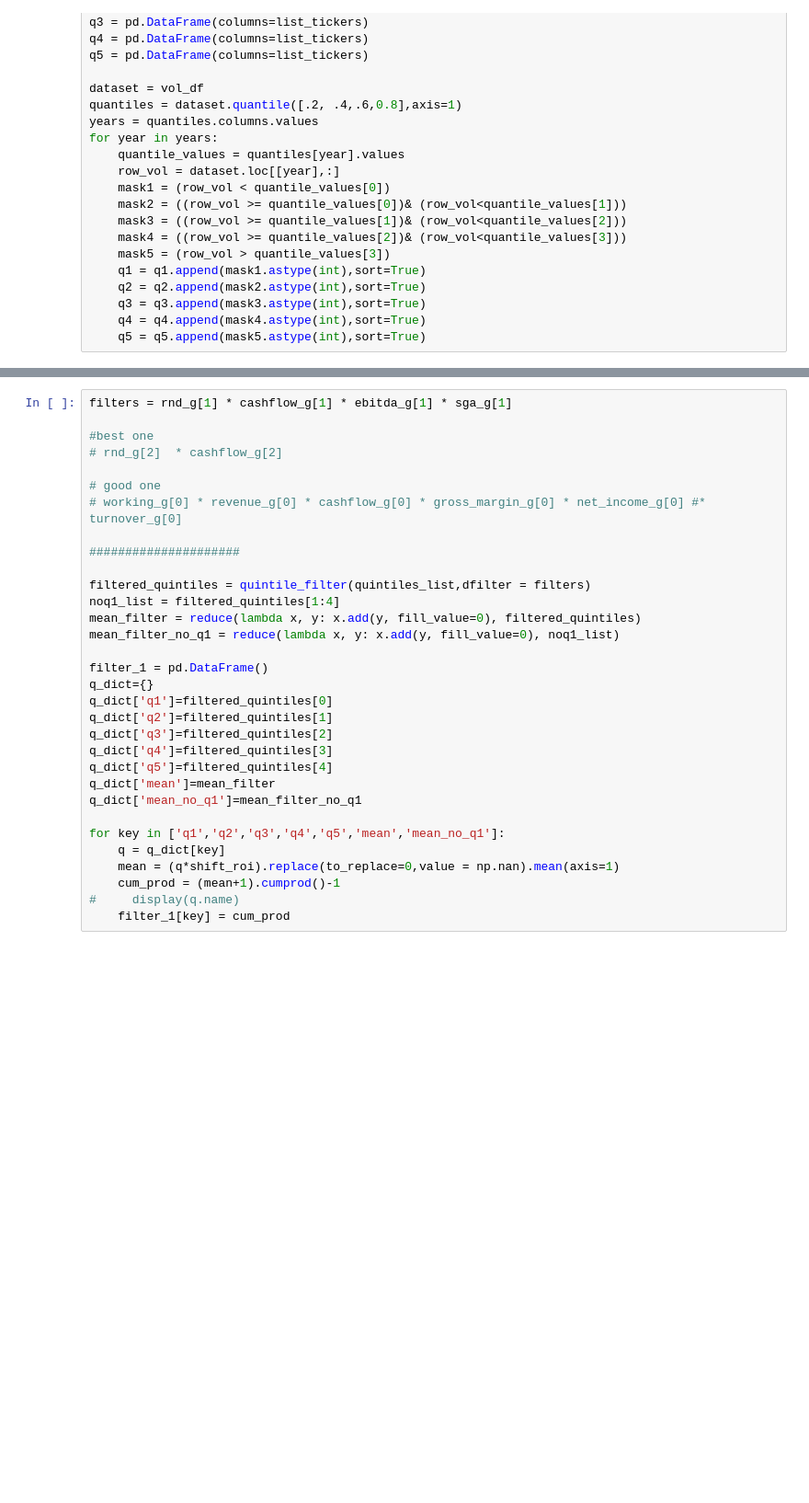
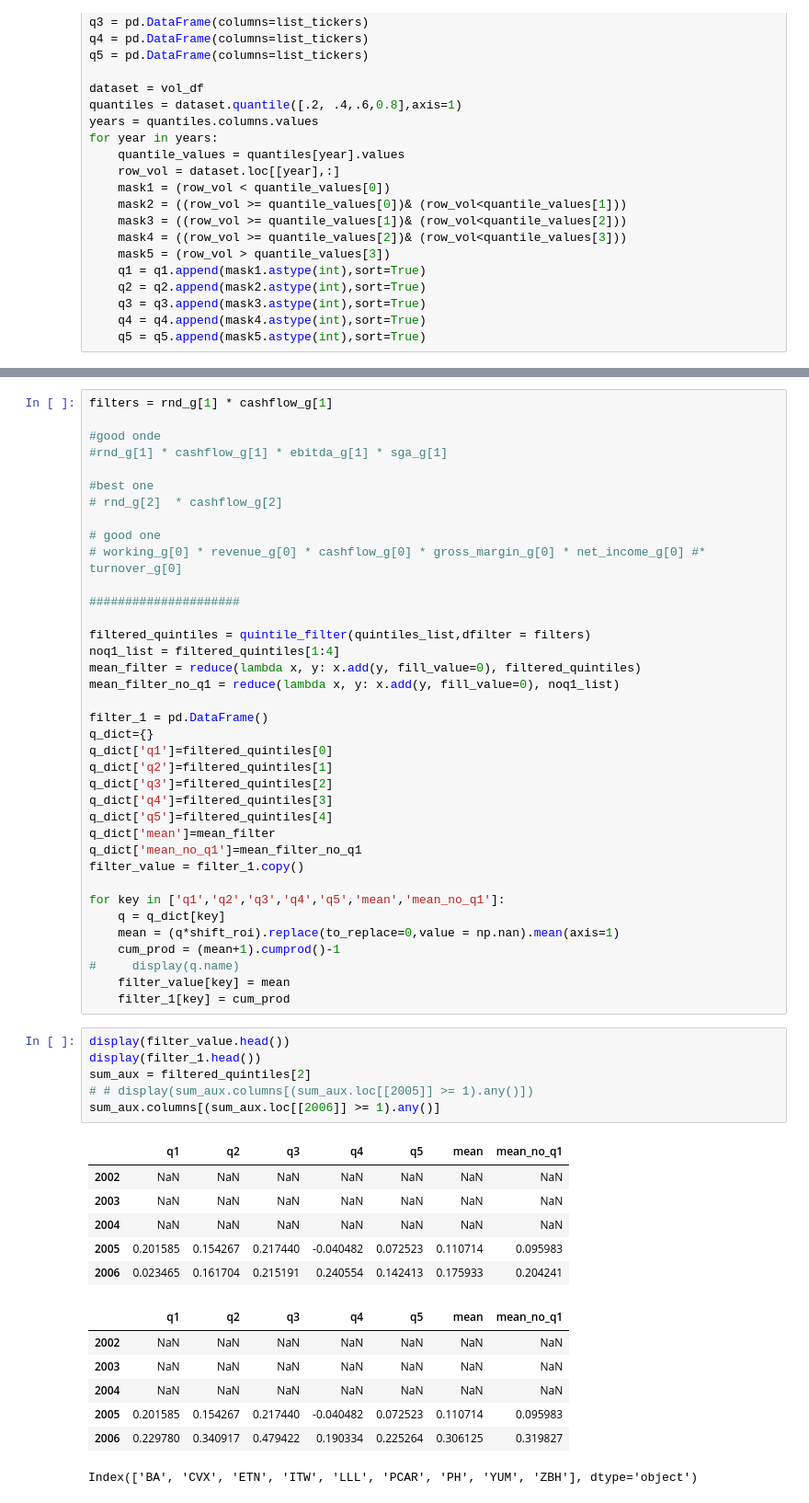
Before and after one commit to MarcoAntonioMontez/Quant, a Jupyter notebook: notebooks/Case studies.ipynb, the cells around one changed output, grey strips where cells are left out. Shown at 92% size. Cells and saved outputs as stored; diff of their text form; blank space fills up the shorter version.

```diff
--- a/notebooks/Case studies.ipynb
+++ b/notebooks/Case studies.ipynb
@@ -315,5 +328,8 @@ df.style.apply(background_gradient,
 # %%
-filters = rnd_g[1] * cashflow_g[1] * ebitda_g[1] * sga_g[1]
+filters = rnd_g[1] * cashflow_g[1]
+
+#good onde
+#rnd_g[1] * cashflow_g[1] * ebitda_g[1] * sga_g[1]
 
 #best one
 # rnd_g[2]  * cashflow_g[2]
@@ -337,10 +353,32 @@ q_dict['q4']=filtered_quintiles[3]
 q_dict['q5']=filtered_quintiles[4]
 q_dict['mean']=mean_filter
 q_dict['mean_no_q1']=mean_filter_no_q1
+filter_value = filter_1.copy()
 
 for key in ['q1','q2','q3','q4','q5','mean','mean_no_q1']:
     q = q_dict[key]
     mean = (q*shift_roi).replace(to_replace=0,value = np.nan).mean(axis=1)
     cum_prod = (mean+1).cumprod()-1
 #     display(q.name)
+    filter_value[key] = mean
     filter_1[key] = cum_prod
+# %%
+display(filter_value.head())
+display(filter_1.head())
+sum_aux = filtered_quintiles[2]
+# # display(sum_aux.columns[(sum_aux.loc[[2005]] >= 1).any()])
+sum_aux.columns[(sum_aux.loc[[2006]] >= 1).any()]
+# %% [output]
+|  | q1 | q2 | q3 | q4 | q5 | mean | mean_no_q1 |
+| 2002 | NaN | NaN | NaN | NaN | NaN | NaN | NaN |
+| 2003 | NaN | NaN | NaN | NaN | NaN | NaN | NaN |
+| 2004 | NaN | NaN | NaN | NaN | NaN | NaN | NaN |
+| 2005 | 0.201585 | 0.154267 | 0.217440 | -0.040482 | 0.072523 | 0.110714 | 0.095983 |
+| 2006 | 0.023465 | 0.161704 | 0.215191 | 0.240554 | 0.142413 | 0.175933 | 0.204241 |
+|  | q1 | q2 | q3 | q4 | q5 | mean | mean_no_q1 |
+| 2002 | NaN | NaN | NaN | NaN | NaN | NaN | NaN |
+| 2003 | NaN | NaN | NaN | NaN | NaN | NaN | NaN |
+| 2004 | NaN | NaN | NaN | NaN | NaN | NaN | NaN |
+| 2005 | 0.201585 | 0.154267 | 0.217440 | -0.040482 | 0.072523 | 0.110714 | 0.095983 |
+| 2006 | 0.229780 | 0.340917 | 0.479422 | 0.190334 | 0.225264 | 0.306125 | 0.319827 |
+Index(['BA', 'CVX', 'ETN', 'ITW', 'LLL', 'PCAR', 'PH', 'YUM', 'ZBH'], dtype='object')
```
Also changed, not shown: parts of 14 cells of this notebook.
